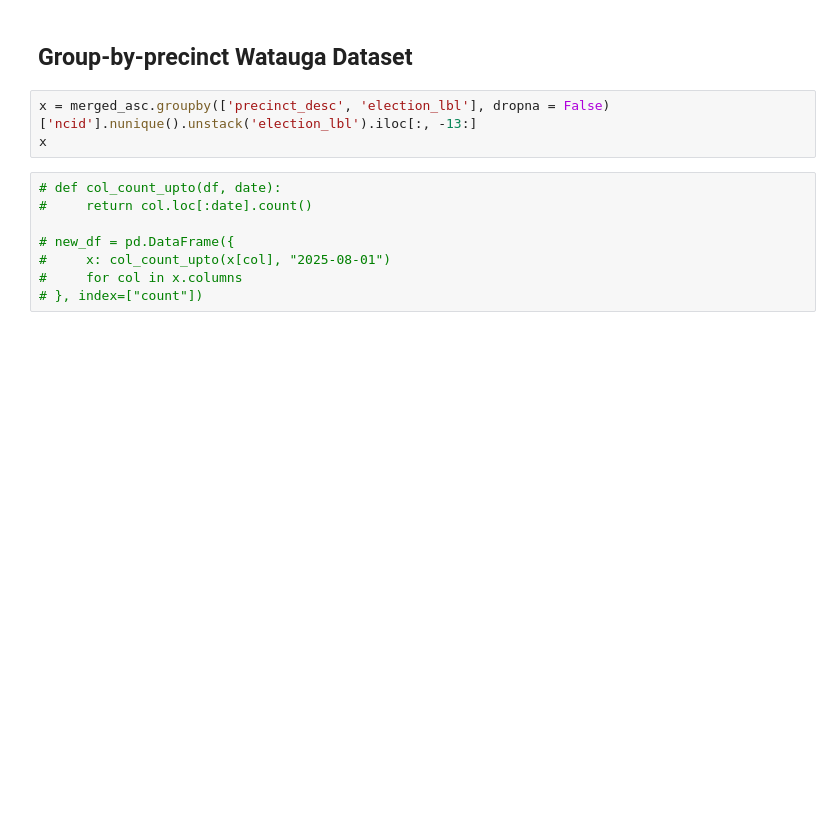
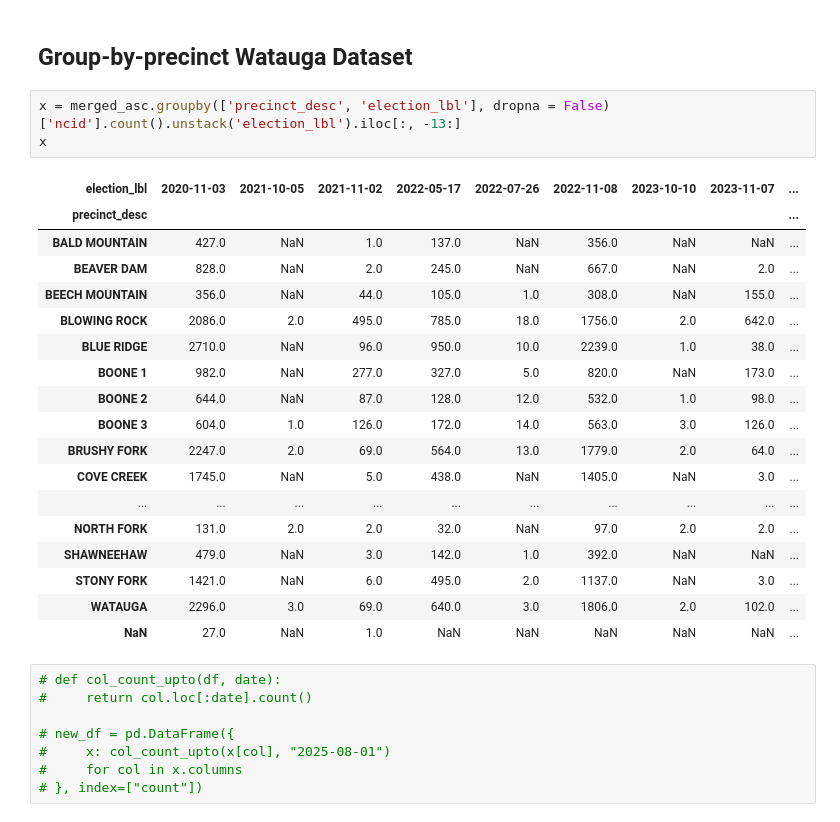
Before and after one commit to vandyy123/Election-Analysis, a Jupyter notebook: Election Results.ipynb, the cells around one changed output. Saved outputs shown, nothing was run; the diff lists cells and outputs as text; blank space fills up the shorter version.

```diff
--- a/Election Results.ipynb
+++ b/Election Results.ipynb
@@ -359,8 +347,27 @@ nc_race.plot(ax = axes[1], kind = 'bar', stacked = True, title = 'NC Race', colo
 # %% [markdown]
 ## Group-by-precinct Watauga Dataset
 # %%
-x = merged_asc.groupby(['precinct_desc', 'election_lbl'], dropna = False)['ncid'].nunique().unstack('election_lbl').iloc[:, -13:]
+x = merged_asc.groupby(['precinct_desc', 'election_lbl'], dropna = False)['ncid'].count().unstack('election_lbl').iloc[:, -13:]
 x
+# %% [output]
+| election_lbl | 2020-11-03 | 2021-10-05 | 2021-11-02 | 2022-05-17 | 2022-07-26 | 2022-11-08 | 2023-10-10 | 2023-11-07 | ... |
+| precinct_desc |  |  |  |  |  |  |  |  | ... |
+| BALD MOUNTAIN | 427.0 | NaN | 1.0 | 137.0 | NaN | 356.0 | NaN | NaN | ... |
+| BEAVER DAM | 828.0 | NaN | 2.0 | 245.0 | NaN | 667.0 | NaN | 2.0 | ... |
+| BEECH MOUNTAIN | 356.0 | NaN | 44.0 | 105.0 | 1.0 | 308.0 | NaN | 155.0 | ... |
+| BLOWING ROCK | 2086.0 | 2.0 | 495.0 | 785.0 | 18.0 | 1756.0 | 2.0 | 642.0 | ... |
+| BLUE RIDGE | 2710.0 | NaN | 96.0 | 950.0 | 10.0 | 2239.0 | 1.0 | 38.0 | ... |
+| BOONE 1 | 982.0 | NaN | 277.0 | 327.0 | 5.0 | 820.0 | NaN | 173.0 | ... |
+| BOONE 2 | 644.0 | NaN | 87.0 | 128.0 | 12.0 | 532.0 | 1.0 | 98.0 | ... |
+| BOONE 3 | 604.0 | 1.0 | 126.0 | 172.0 | 14.0 | 563.0 | 3.0 | 126.0 | ... |
+| BRUSHY FORK | 2247.0 | 2.0 | 69.0 | 564.0 | 13.0 | 1779.0 | 2.0 | 64.0 | ... |
+| COVE CREEK | 1745.0 | NaN | 5.0 | 438.0 | NaN | 1405.0 | NaN | 3.0 | ... |
+| ... | ... | ... | ... | ... | ... | ... | ... | ... | ... |
+| NORTH FORK | 131.0 | 2.0 | 2.0 | 32.0 | NaN | 97.0 | 2.0 | 2.0 | ... |
+| SHAWNEEHAW | 479.0 | NaN | 3.0 | 142.0 | 1.0 | 392.0 | NaN | NaN | ... |
+| STONY FORK | 1421.0 | NaN | 6.0 | 495.0 | 2.0 | 1137.0 | NaN | 3.0 | ... |
+| WATAUGA | 2296.0 | 3.0 | 69.0 | 640.0 | 3.0 | 1806.0 | 2.0 | 102.0 | ... |
+| NaN | 27.0 | NaN | 1.0 | NaN | NaN | NaN | NaN | NaN | ... |
 # %%
 # def col_count_upto(df, date):
 #     return col.loc[:date].count()
```
Also changed, not shown: parts of 8 cells of this notebook.
